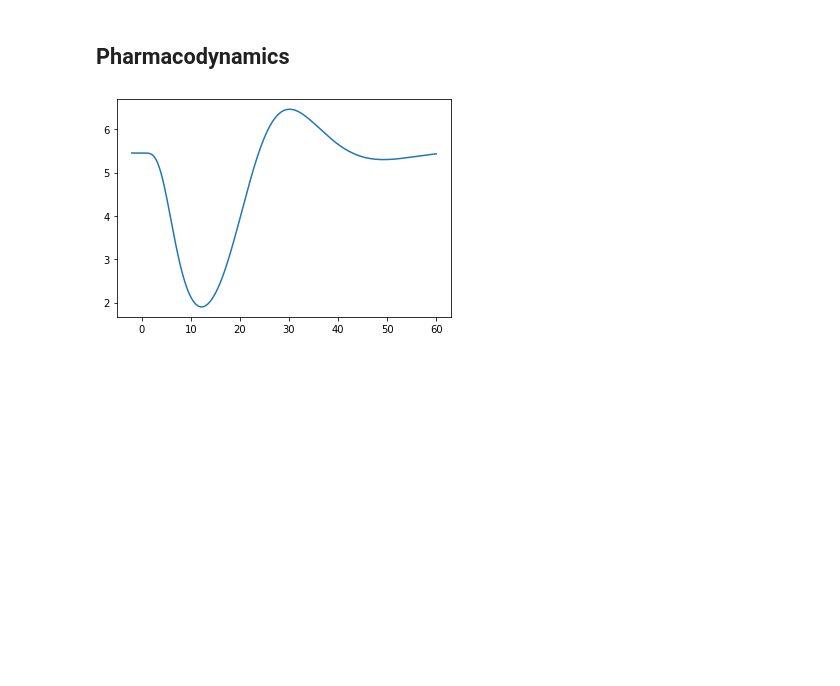
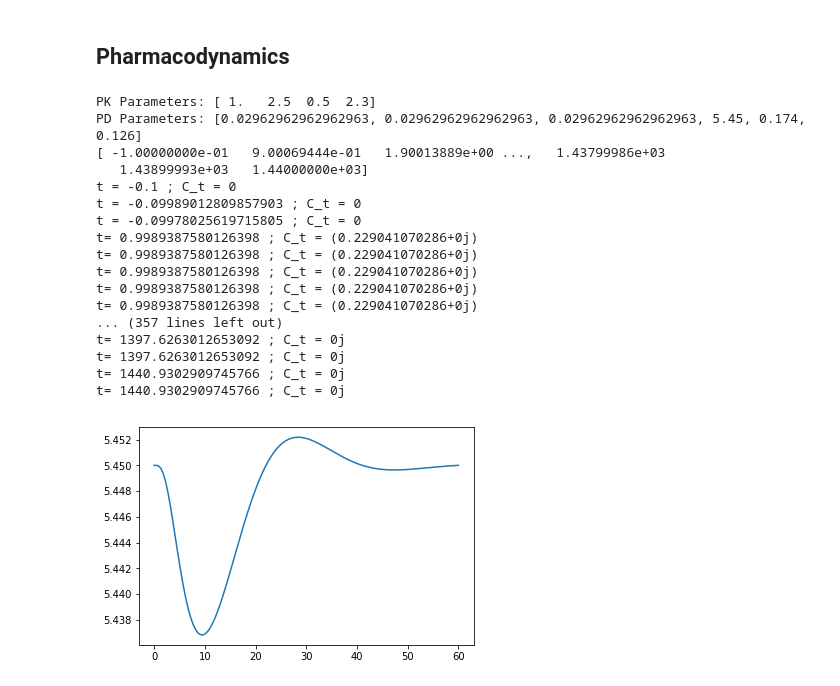
Before and after one commit to Rebecca-Rumney/Myleotoxicity-PKPD, a Jupyter notebook: model_simulation.ipynb, the cells around one changed output. Cells and saved outputs as stored; diff of their text form; code cells hidden in the pictures; blank space fills up the shorter version.

```diff
--- a/model_simulation.ipynb
+++ b/model_simulation.ipynb
@@ -192,21 +241,46 @@ def E_Drug(conc):
 # %%
 if __name__ == '__main__':
     # Params:
+
     Circ_0 = 5.45
     MTT = 135
     gamma = 0.174
     slope = 0.126
 
     n = 3
     k_tr = (n+1)/MTT
     k_prol = k_tr
     k_circ = k_tr
+    dose = 2
+
+    PK_params = np.load('simulated_parameters_actual_dose'+str(dose)+'.npy')
+    print("PK Parameters:",PK_params)
+    PD_params = [k_tr, k_prol, k_circ, Circ_0, gamma, slope]
+    print("PD Parameters:",PD_params)
 
 
-    times = np.linspace(-48,1440,1488)
+    times = np.linspace(-0.1,1440,1441)
+    print(times)
     y_0 = [Circ_0]*5
-    results = integrate.odeint(PD, y_0, times)
+    results = integrate.odeint(PD, y_0, times, args=(PD_params, PK_params, 2, dose))
     plt.plot(times/24, results[:, 4])
     plt.show
 # %% [output]
+PK Parameters: [ 1.   2.5  0.5  2.3]
+PD Parameters: [0.02962962962962963, 0.02962962962962963, 0.02962962962962963, 5.45, 0.174, 0.126]
+[ -1.00000000e-01   9.00069444e-01   1.90013889e+00 ...,   1.43799986e+03
+   1.43899993e+03   1.44000000e+03]
+t = -0.1 ; C_t = 0
+t = -0.09989012809857903 ; C_t = 0
+t = -0.09978025619715805 ; C_t = 0
+t= 0.9989387580126398 ; C_t = (0.229041070286+0j)
+t= 0.9989387580126398 ; C_t = (0.229041070286+0j)
+t= 0.9989387580126398 ; C_t = (0.229041070286+0j)
+t= 0.9989387580126398 ; C_t = (0.229041070286+0j)
+t= 0.9989387580126398 ; C_t = (0.229041070286+0j)
+... (357 lines left out)
+t= 1397.6263012653092 ; C_t = 0j
+t= 1397.6263012653092 ; C_t = 0j
+t= 1440.9302909745766 ; C_t = 0j
+t= 1440.9302909745766 ; C_t = 0j
-[figure, old version]
+[figure, new version]
```
Also changed, not shown: parts of 4 cells of this notebook.
